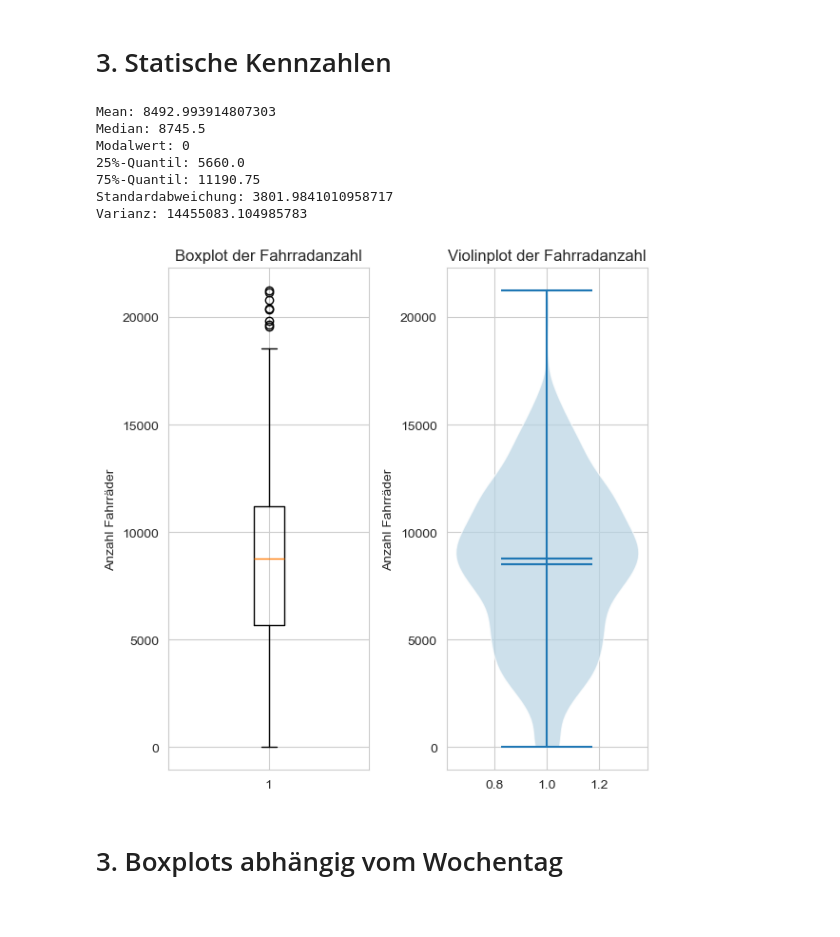
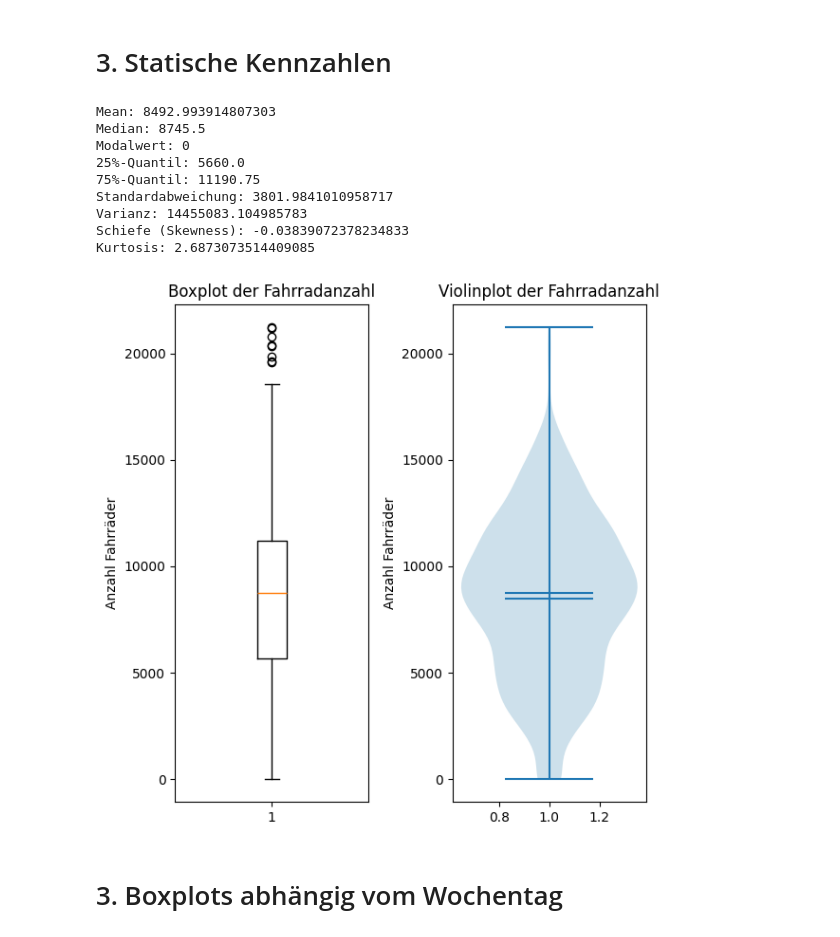
Before and after one commit to LordOfReinkeness/stochastik_SoSe25, a Jupyter notebook: fahrraeder.ipynb, the cells around one changed output. Saved outputs shown, nothing was run; the diff lists cells and outputs as text; code cells hidden in the pictures.

```diff
--- a/fahrraeder.ipynb
+++ b/fahrraeder.ipynb
@@ -495,6 +495,10 @@ plt.show()
 # %% [markdown]
 # 3. Statische Kennzahlen
 # %%
+from scipy.stats import skew, kurtosis
+
+
+
 # Statistische Kennwerte berechnen
 werte = np.array(time_amount_tmp['total_count'], dtype=float)
 
@@ -505,6 +509,9 @@ quantile_25 = np.quantile(werte, 0.25)
 quantile_75 = np.quantile(werte, 0.75)
 standardabweichung = np.std(werte, ddof=1)
 varianz = np.var(werte, ddof=1)
+schiefe = skew(werte)
+kurtosis_wert = kurtosis(werte, fisher=False)  # fisher=False ergibt die "normale" Kurtosis, bei der Normalverteilung ≈ 3
+
 
 # Kennzahlen
 print("Mean:", mean)
@@ -514,37 +521,42 @@ print("25%-Quantil:", quantile_25)
 print("75%-Quantil:", quantile_75)
 print("Standardabweichung:", standardabweichung)
 print("Varianz:", varianz)
+print("Schiefe (Skewness):", schiefe)
+print("Kurtosis:", kurtosis_wert)
+
 
 # Boxplot and Violin plot side by side
 fig, (ax1, ax2) = plt.subplots(1, 2, figsize=(6, 6))
 
 # Boxplot (vertical)
 ax1.boxplot(werte, vert=True)
 ax1.set_title('Boxplot der Fahrradanzahl')
 ax1.set_ylabel('Anzahl Fahrräder')
 
 # Violin plot (vertical) with pastel color
 violin_parts = ax2.violinplot(werte, vert=True, widths=0.7, showmeans=True, showmedians=True)
 
 # Set pastel color for violin plot
 for pc in violin_parts['bodies']:
    pc.set_facecolor('#B8D4E3')  # Light blue pastel
    pc.set_alpha(0.7)
 
 ax2.set_title('Violinplot der Fahrradanzahl')
 ax2.set_ylabel('Anzahl Fahrräder')
 
 plt.tight_layout()
 plt.show()
 # %% [output]
 Mean: 8492.993914807303
 Median: 8745.5
 Modalwert: 0
 25%-Quantil: 5660.0
 75%-Quantil: 11190.75
 Standardabweichung: 3801.9841010958717
 Varianz: 14455083.104985783
+Schiefe (Skewness): -0.03839072378234833
+Kurtosis: 2.6873073514409085
-[figure, old version]
+[figure, new version]
 # %% [markdown]
 # 3. Boxplots abhängig vom Wochentag
 # %%
```
Also changed, not shown: parts of 13 cells of this notebook.
